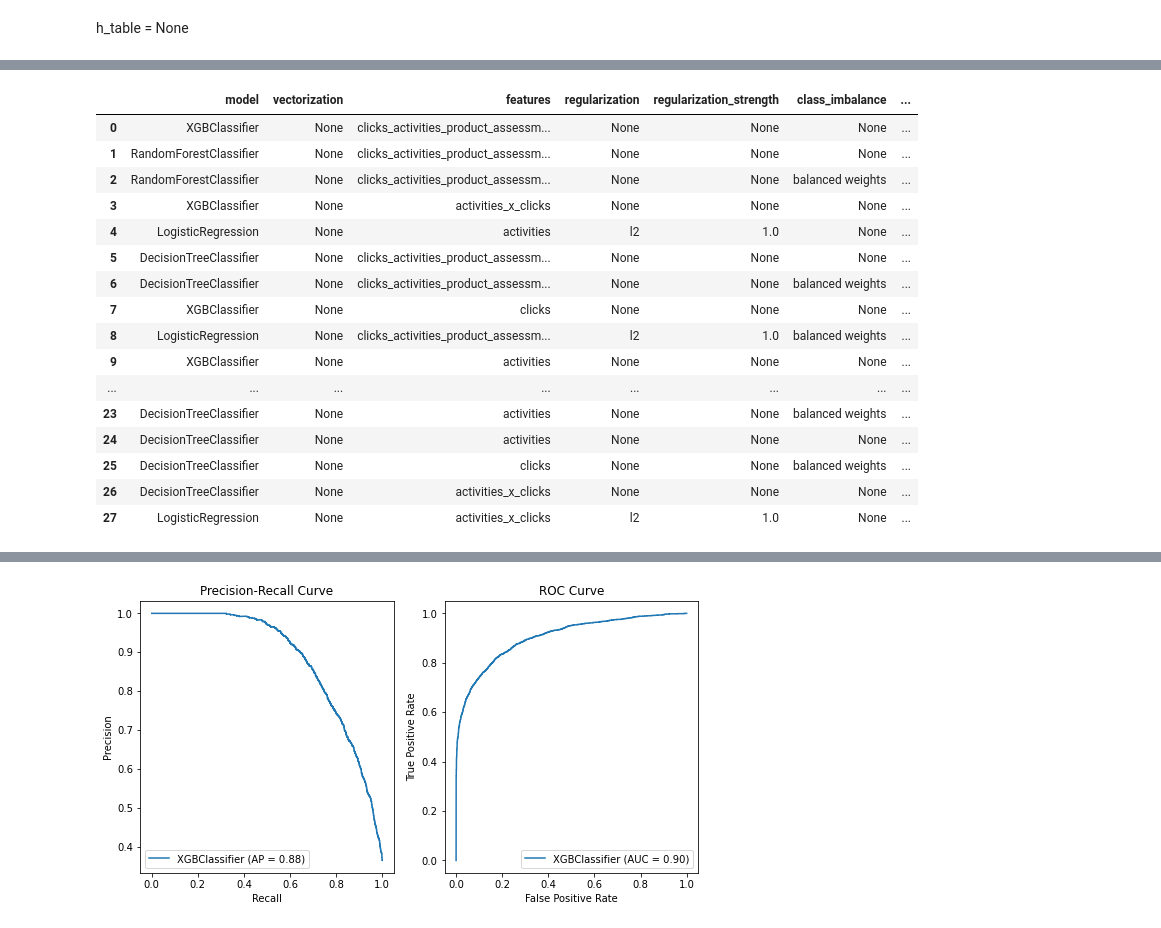
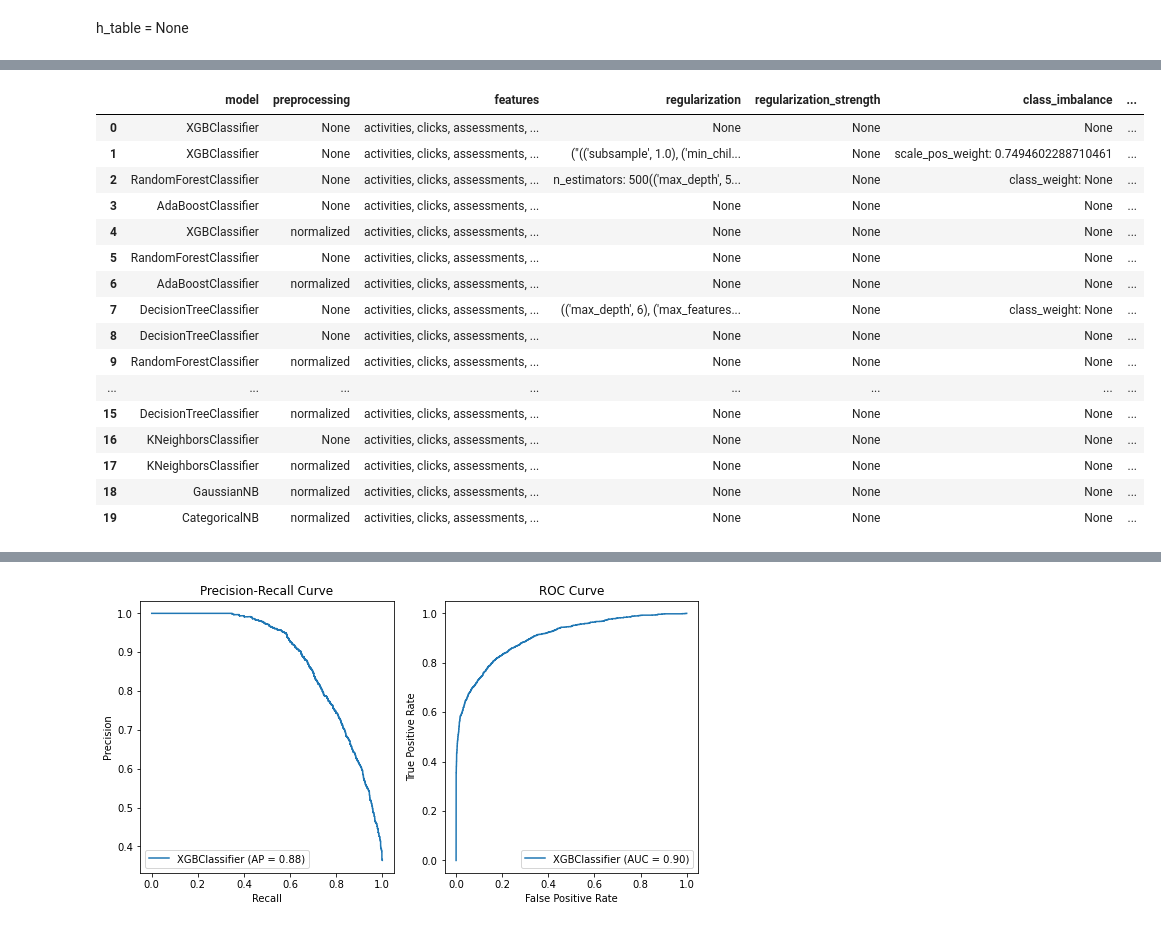
Before and after one commit to Caellwyn/ou_student_predictions, a Jupyter notebook: notebooks/shallow_timeseries_models.ipynb, the cells around one changed output, grey strips where cells are left out. Saved outputs shown, nothing was run; the diff lists cells and outputs as text; code cells hidden in the pictures.

```diff
--- a/notebooks/shallow_timeseries_models.ipynb
+++ b/notebooks/shallow_timeseries_models.ipynb
@@ -154,20 +294,21 @@ XGBClassifier(base_score=0.5, booster='gbtree', colsample_bylevel=1,
 # %%
-pd.read_csv('hyper_parameter_table.csv')
+table = pd.read_csv('hyper_parameter_table.csv')
+display(table)
 # %% [output]
-|  | model | vectorization | features | regularization | regularization_strength | class_imbalance | ... |
-| 0 | XGBClassifier | None | clicks_activities_product_assessm... | None | None | None | ... |
-| 1 | RandomForestClassifier | None | clicks_activities_product_assessm... | None | None | None | ... |
-| 2 | RandomForestClassifier | None | clicks_activities_product_assessm... | None | None | balanced weights | ... |
-| 3 | XGBClassifier | None | activities_x_clicks | None | None | None | ... |
-| 4 | LogisticRegression | None | activities | l2 | 1.0 | None | ... |
-| 5 | DecisionTreeClassifier | None | clicks_activities_product_assessm... | None | None | None | ... |
-| 6 | DecisionTreeClassifier | None | clicks_activities_product_assessm... | None | None | balanced weights | ... |
-| 7 | XGBClassifier | None | clicks | None | None | None | ... |
-| 8 | LogisticRegression | None | clicks_activities_product_assessm... | l2 | 1.0 | balanced weights | ... |
-| 9 | XGBClassifier | None | activities | None | None | None | ... |
+|  | model | preprocessing | features | regularization | regularization_strength | class_imbalance | ... |
+| 0 | XGBClassifier | None | activities, clicks, assessments, ... | None | None | None | ... |
+| 1 | XGBClassifier | None | activities, clicks, assessments, ... | ("(('subsample', 1.0), ('min_chil... | None | scale_pos_weight: 0.7494602288710461 | ... |
+| 2 | RandomForestClassifier | None | activities, clicks, assessments, ... | n_estimators: 500(('max_depth', 5... | None | class_weight: None | ... |
+| 3 | AdaBoostClassifier | None | activities, clicks, assessments, ... | None | None | None | ... |
+| 4 | XGBClassifier | normalized | activities, clicks, assessments, ... | None | None | None | ... |
+| 5 | RandomForestClassifier | None | activities, clicks, assessments, ... | None | None | None | ... |
+| 6 | AdaBoostClassifier | normalized | activities, clicks, assessments, ... | None | None | None | ... |
+| 7 | DecisionTreeClassifier | None | activities, clicks, assessments, ... | (('max_depth', 6), ('max_features... | None | class_weight: None | ... |
+| 8 | DecisionTreeClassifier | None | activities, clicks, assessments, ... | None | None | None | ... |
+| 9 | RandomForestClassifier | normalized | activities, clicks, assessments, ... | None | None | None | ... |
 | ... | ... | ... | ... | ... | ... | ... | ... |
-| 23 | DecisionTreeClassifier | None | activities | None | None | balanced weights | ... |
-| 24 | DecisionTreeClassifier | None | activities | None | None | None | ... |
-| 25 | DecisionTreeClassifier | None | clicks | None | None | balanced weights | ... |
-| 26 | DecisionTreeClassifier | None | activities_x_clicks | None | None | None | ... |
-| 27 | LogisticRegression | None | activities_x_clicks | l2 | 1.0 | None | ... |
+| 15 | DecisionTreeClassifier | normalized | activities, clicks, assessments, ... | None | None | None | ... |
+| 16 | KNeighborsClassifier | None | activities, clicks, assessments, ... | None | None | None | ... |
+| 17 | KNeighborsClassifier | normalized | activities, clicks, assessments, ... | None | None | None | ... |
+| 18 | GaussianNB | normalized | activities, clicks, assessments, ... | None | None | None | ... |
+| 19 | CategoricalNB | normalized | activities, clicks, assessments, ... | None | None | None | ... |
```
Also changed, not shown: parts of 32 cells of this notebook, 6 other files.
